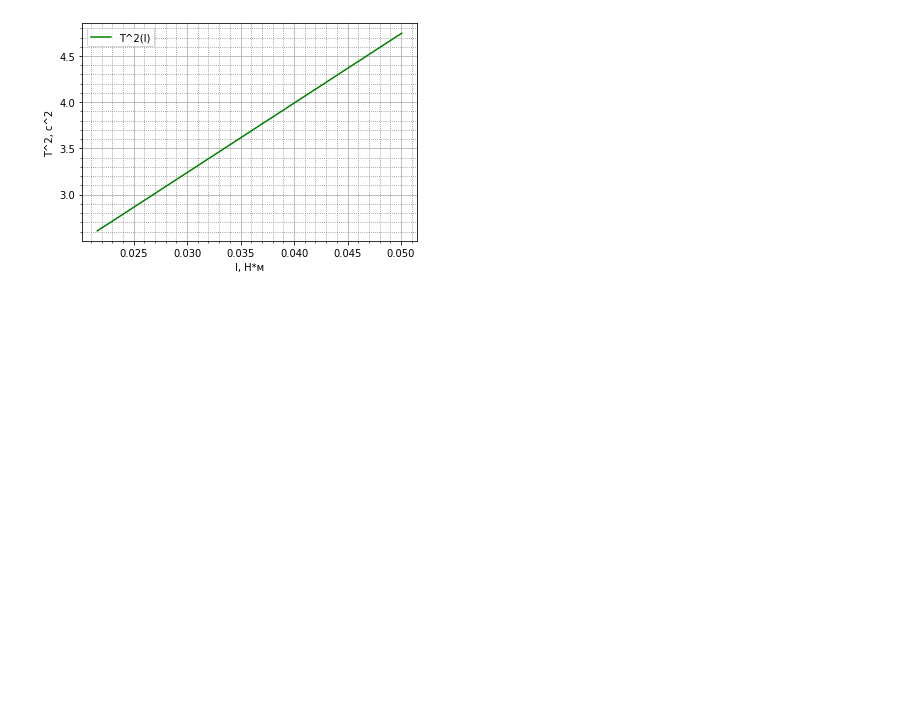
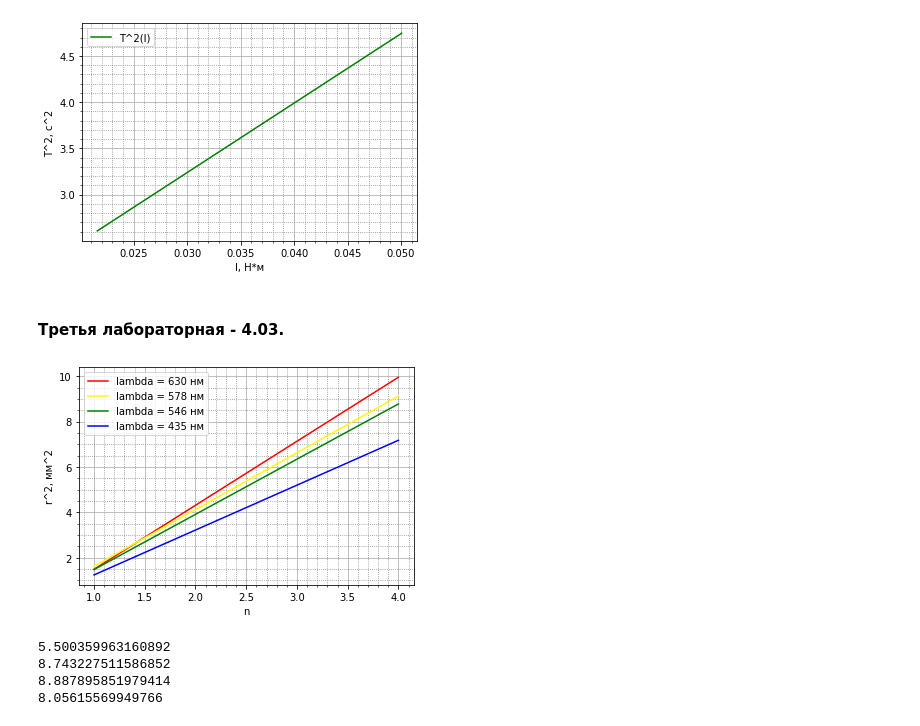
Before and after one commit to petmila/ITMO_Physics, a Jupyter notebook: Physics_labs_3_sem.ipynb, the cells around one changed output. Saved outputs shown, nothing was run; the diff lists cells and outputs as text; code cells hidden in the pictures; blank space fills up the shorter version.

```diff
--- a/Physics_labs_3_sem.ipynb
+++ b/Physics_labs_3_sem.ipynb
@@ -176,3 +176,67 @@ plt.show()
 # %% [output]
 0.9839673923902472 75.15294616204777
 [figure]
+# %% [markdown]
+#### Третья лабораторная - 4.03.
+# %%
+# прямая имеет вид y = bx + a
+def coefficients(X, Y):
+    x_middle = np.sum(X) / len(X)
+    y_middle = np.sum(Y) / len(Y)
+    b = 0 # числитель
+    s = 0 # знаменатель
+    for k in range(len(X)):
+        b += (X[k] - x_middle) * (Y[k] - y_middle)
+        s += (X[k] - x_middle)**2
+    b /= s
+    a = y_middle - x_middle*b
+    return b, a
+
+plt.minorticks_on()
+plt.grid(True, which='both')
+plt.grid(which='minor', color='gray', linestyle=':')
+
+r_lambda = []
+n = [1, 2, 3, 4]
+r_lambda.append([1.24**2, 2.06**2, 2.67**2, 3.16**2])
+b, a = coefficients(n, r_lambda[0])
+i = np.linspace(min(n), max(n))
+t = a + b*i
+plt.plot(i, t, color='red', label="lambda = 630 нм")
+
+r_lambda.append([1.31**2, 2**2, 2.57**2, 3.03**2])
+b, a = coefficients(n, r_lambda[1])
+i = np.linspace(min(n), max(n))
+t = a + b*i
+plt.plot(i, t, color='yellow', label="lambda = 578 нм")
+
+r_lambda.append([1.23**2, 1.97**2, 2.51**2, 2.97**2])
+b, a = coefficients(n, r_lambda[2])
+i = np.linspace(min(n), max(n))
+t = a + b*i
+plt.plot(i, t, color='green', label="lambda = 546 нм")
+r_lambda.append([1.09**2, 1.81**2, 2.29**2, 2.67**2])
+b, a = coefficients(n, r_lambda[3])
+i = np.linspace(min(n), max(n))
+t = a + b*i
+plt.plot(i, t, color='blue', label="lambda = 435 нм")
+
+plt.legend()
+plt.ylabel("r^2, мм^2")
+plt.xlabel("n")
+plt.savefig('lab_4.03.jpg')
+plt.show()
+# %% [output]
+[figure, added]
+# %%
+R = 4294
+y = lambda x, r : 2*x**2*R*10**(5)/(2*r**2 + R*x)
+print(y(435*10**(-6), 3.72))
+print(y(546*10**(-6), 3.67))
+print(y(578*10**(-6), 3.86))
+print(y(630*10**(-6), 4.45))
+# %% [output]
+5.500359963160892
+8.743227511586852
+8.887895851979414
+8.05615569949766
```
Also changed, not shown: parts of 5 cells of this notebook, 2 other files.
